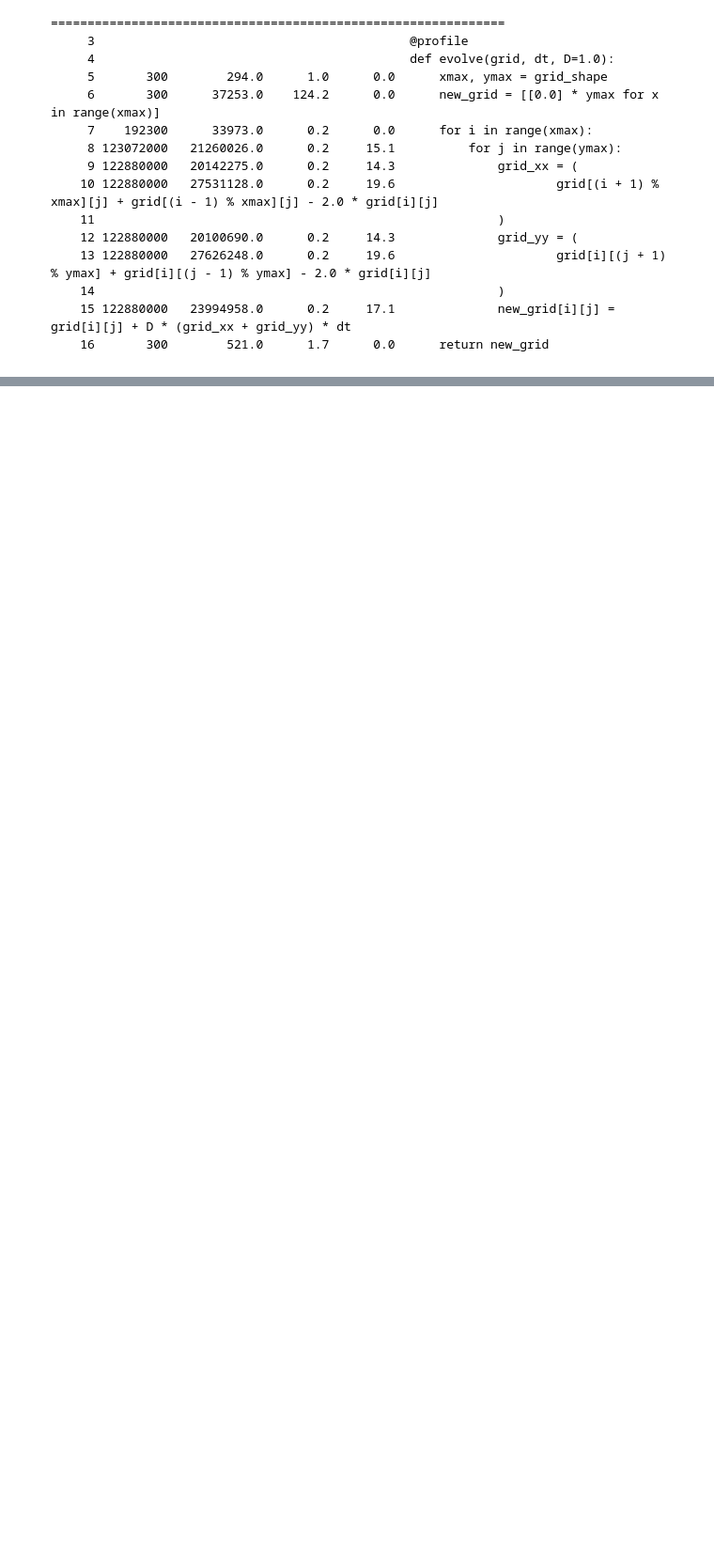
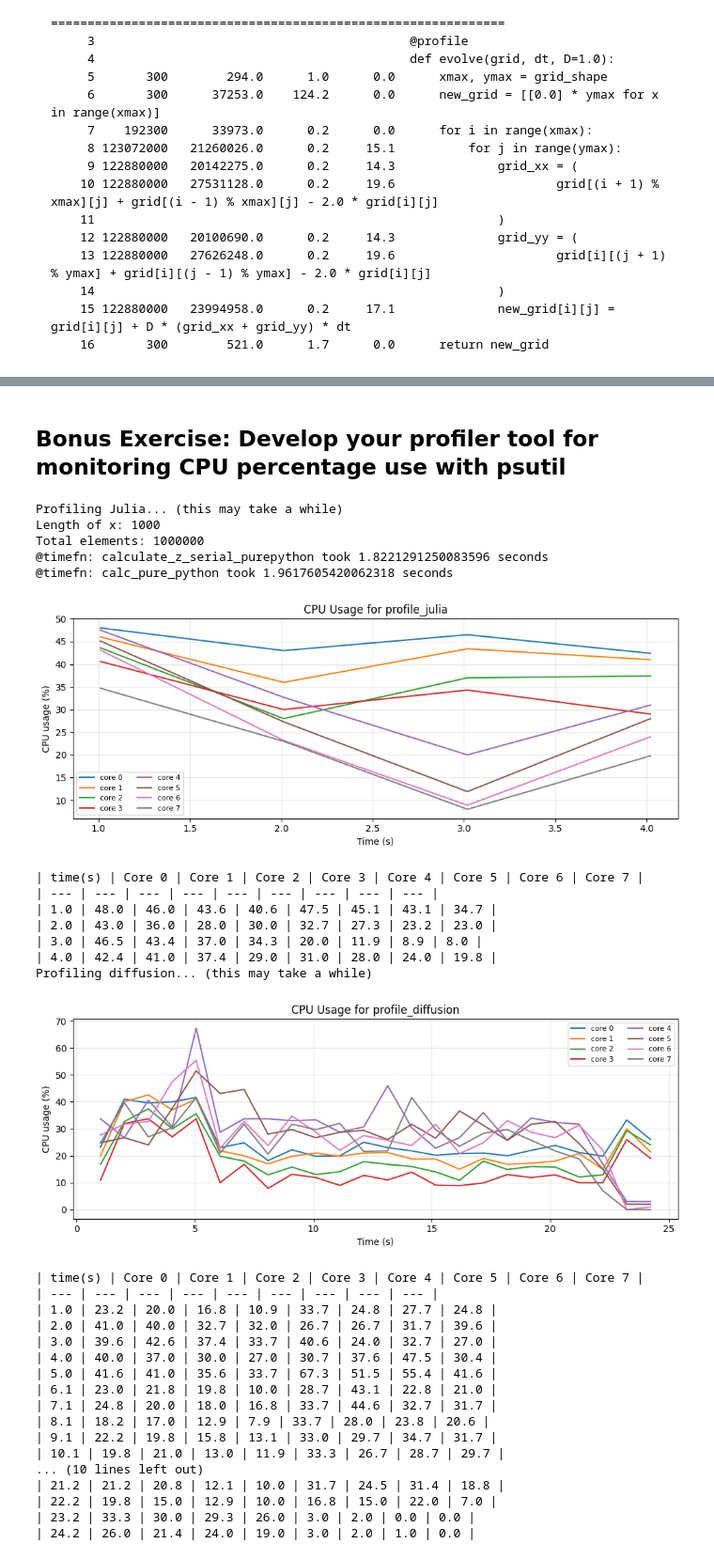
Before and after one commit to anson-ryea/dd2358-work, a Jupyter notebook: asm1/asm1.ipynb, the cells around one changed output, grey strips where cells are left out. Shown at 94% size. Drawn from its saved outputs; the diff is of its cells as text; code cells hidden in the pictures; blank space fills up the shorter version.

Commit message:
Bonus Part added

````diff
--- a/asm1/asm1.ipynb
+++ b/asm1/asm1.ipynb
@@ -500,3 +500,5 @@ python -m mprof run Diffusion.py
 python -m mprof plot diffusion_mprofile.dat
 ```
 ![mprof](diffusion_mprof.png)
+# %% [markdown]
+## Bonus Exercise: Develop your profiler tool for monitoring CPU percentage use with psutil
@@ -502,0 +585,50 @@ python -m mprof plot diffusion_mprofile.dat
+# %%
+julia_width = 1000
+julia_iters = 300
+diffusion_iters = 300
+
+@cpu_profile(interval=1.0, post_seconds=2)
+def profile_julia():
+    return calc_pure_python(desired_width=julia_width, max_iterations=julia_iters)
+
+@cpu_profile(interval=1.0, post_seconds=2)
+def profile_diffusion():
+    return run_experiment(diffusion_iters)
+
+print("Profiling Julia... (this may take a while)")
+profile_julia()
+
+print("Profiling diffusion... (this may take a while)")
+profile_diffusion()
+# %% [output]
+Profiling Julia... (this may take a while)
+Length of x: 1000
+Total elements: 1000000
+@timefn: calculate_z_serial_purepython took 1.8221291250083596 seconds
+@timefn: calc_pure_python took 1.9617605420062318 seconds
+[figure, added]
+| time(s) | Core 0 | Core 1 | Core 2 | Core 3 | Core 4 | Core 5 | Core 6 | Core 7 |
+| --- | --- | --- | --- | --- | --- | --- | --- | --- |
+| 1.0 | 48.0 | 46.0 | 43.6 | 40.6 | 47.5 | 45.1 | 43.1 | 34.7 |
+| 2.0 | 43.0 | 36.0 | 28.0 | 30.0 | 32.7 | 27.3 | 23.2 | 23.0 |
+| 3.0 | 46.5 | 43.4 | 37.0 | 34.3 | 20.0 | 11.9 | 8.9 | 8.0 |
+| 4.0 | 42.4 | 41.0 | 37.4 | 29.0 | 31.0 | 28.0 | 24.0 | 19.8 |
+Profiling diffusion... (this may take a while)
+[figure, added]
+| time(s) | Core 0 | Core 1 | Core 2 | Core 3 | Core 4 | Core 5 | Core 6 | Core 7 |
+| --- | --- | --- | --- | --- | --- | --- | --- | --- |
+| 1.0 | 23.2 | 20.0 | 16.8 | 10.9 | 33.7 | 24.8 | 27.7 | 24.8 |
+| 2.0 | 41.0 | 40.0 | 32.7 | 32.0 | 26.7 | 26.7 | 31.7 | 39.6 |
+| 3.0 | 39.6 | 42.6 | 37.4 | 33.7 | 40.6 | 24.0 | 32.7 | 27.0 |
+| 4.0 | 40.0 | 37.0 | 30.0 | 27.0 | 30.7 | 37.6 | 47.5 | 30.4 |
+| 5.0 | 41.6 | 41.0 | 35.6 | 33.7 | 67.3 | 51.5 | 55.4 | 41.6 |
+| 6.1 | 23.0 | 21.8 | 19.8 | 10.0 | 28.7 | 43.1 | 22.8 | 21.0 |
+| 7.1 | 24.8 | 20.0 | 18.0 | 16.8 | 33.7 | 44.6 | 32.7 | 31.7 |
+| 8.1 | 18.2 | 17.0 | 12.9 | 7.9 | 33.7 | 28.0 | 23.8 | 20.6 |
+| 9.1 | 22.2 | 19.8 | 15.8 | 13.1 | 33.0 | 29.7 | 34.7 | 31.7 |
+| 10.1 | 19.8 | 21.0 | 13.0 | 11.9 | 33.3 | 26.7 | 28.7 | 29.7 |
+... (10 lines left out)
+| 21.2 | 21.2 | 20.8 | 12.1 | 10.0 | 31.7 | 24.5 | 31.4 | 18.8 |
+| 22.2 | 19.8 | 15.0 | 12.9 | 10.0 | 16.8 | 15.0 | 22.0 | 7.0 |
+| 23.2 | 33.3 | 30.0 | 29.3 | 26.0 | 3.0 | 2.0 | 0.0 | 0.0 |
+| 24.2 | 26.0 | 21.4 | 24.0 | 19.0 | 3.0 | 2.0 | 1.0 | 0.0 |
````
Also changed, not shown: parts of 5 cells of this notebook, 1 other file.
